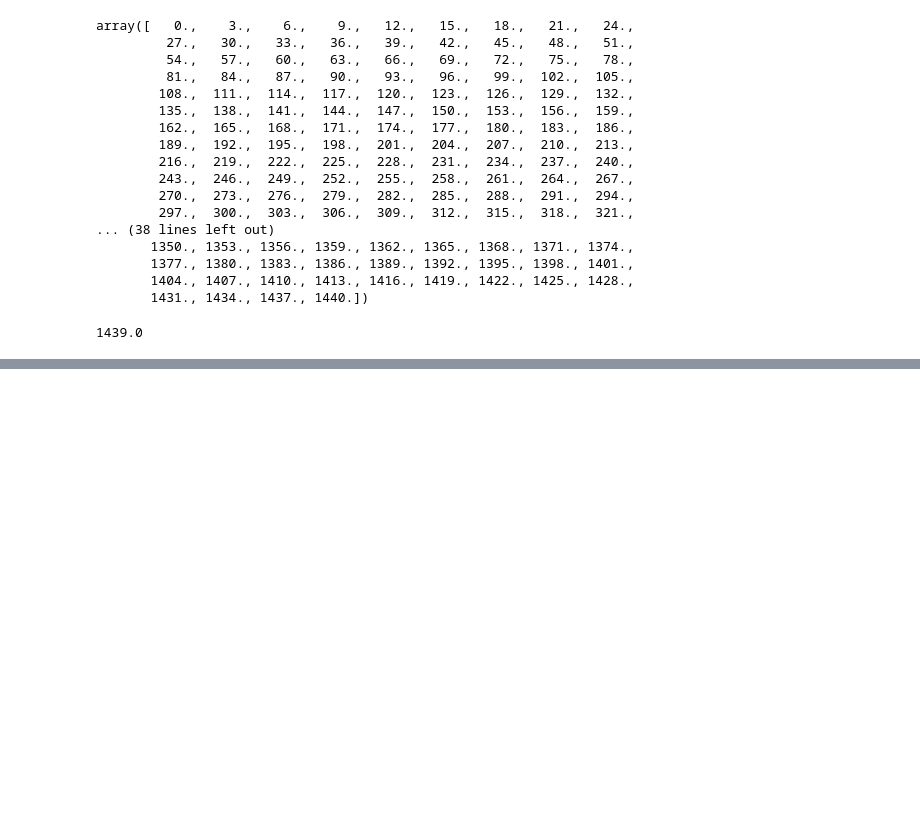
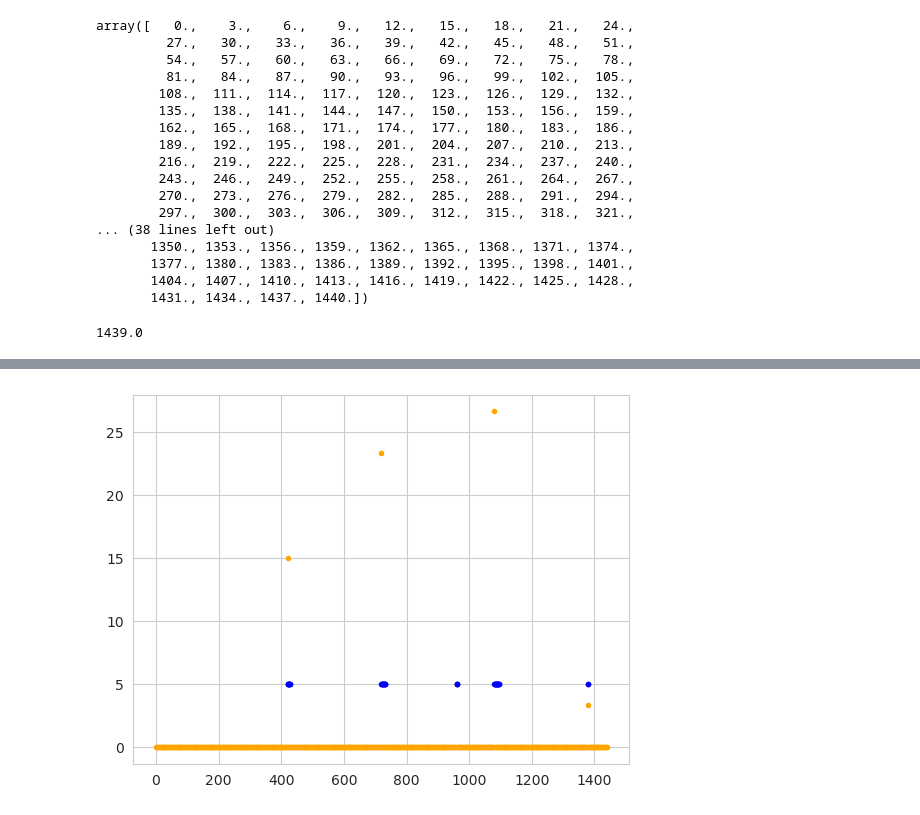
Before and after one commit to v15hv4/PINN-CGM, a Jupyter notebook: sg_model.ipynb, the cells around one changed output, grey strips where cells are left out. Saved outputs shown, nothing was run; the diff lists cells and outputs as text; code cells hidden in the pictures; blank space fills up the shorter version.

```diff
--- a/sg_model.ipynb
+++ b/sg_model.ipynb
@@ -223,3 +222,14 @@ cont_time = np.arange(data_t[0], data_t[-1])
 cont_time[-1]
 # %% [output]
 1439.0
+# %%
+# process events
+import re
+
+with open("events.txt") as f:
+    events = f.readlines()
+
+events = list(map(lambda l: l.strip(), events))
+events = list(map(lambda l: l.split("t1dpatient:")[-1], events))
+# events = list(map(lambda l: l.split(","), events))
+# events = list(map(lambda l: [l[0], l[1].strip()], events))
@@ -225,0 +256,23 @@ cont_time[-1]
+# %%
+CHO_events = [] # [[data_t[0], data_CHO[-1]]]
+insulin_events = [] # [[data_t[0], data_insulin[-1]]]
+
+for e in events:
+    t_event = re.findall("t = ([\d\.]+)", e)[0]
+    CHO_event = re.findall("patient eats ([\d\.]+) g", e)
+    insulin_event = re.findall("injecting insulin: .([\d\.]+).", e)
+
+    if len(CHO_event):
+        CHO_events.append([float(t_event), float(CHO_event[0])])
+
+    if len(insulin_event):
+        insulin_events.append([float(t_event), float(insulin_event[0])])
+
+CHO_events = np.array(CHO_events)
+insulin_events = np.array(insulin_events)
+# %%
+plt.plot(data_t, data_CHO, "." , color="orange")
+plt.plot(CHO_events[:, 0], CHO_events[:, 1], ".", color="blue")
+plt.show()
+# %% [output]
+[figure, added]
```
Also changed, not shown: parts of 30 cells of this notebook.
